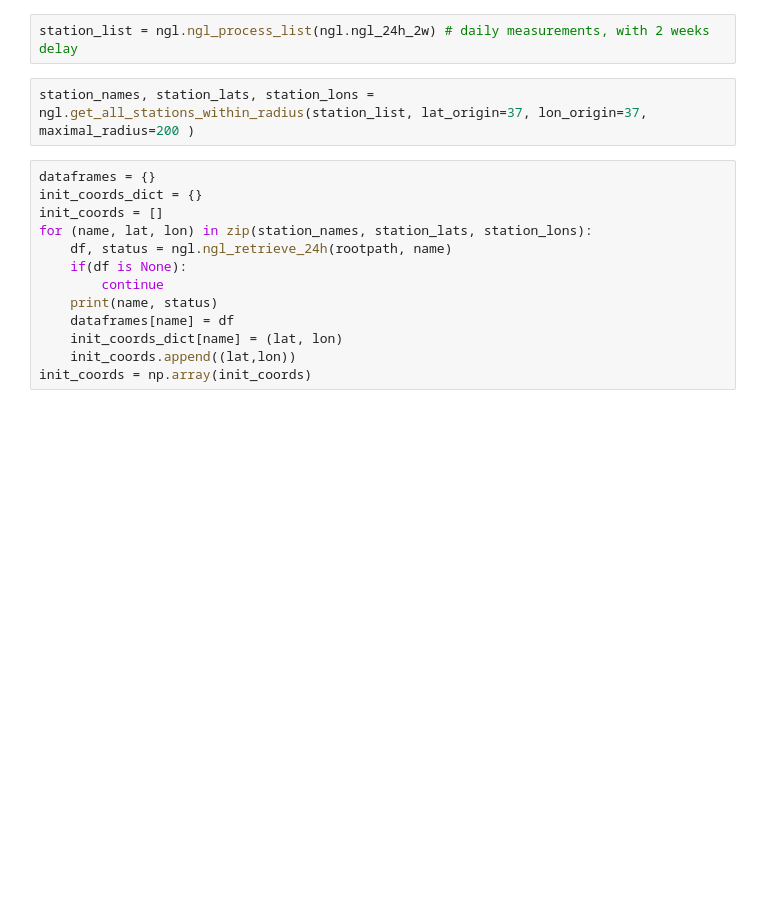
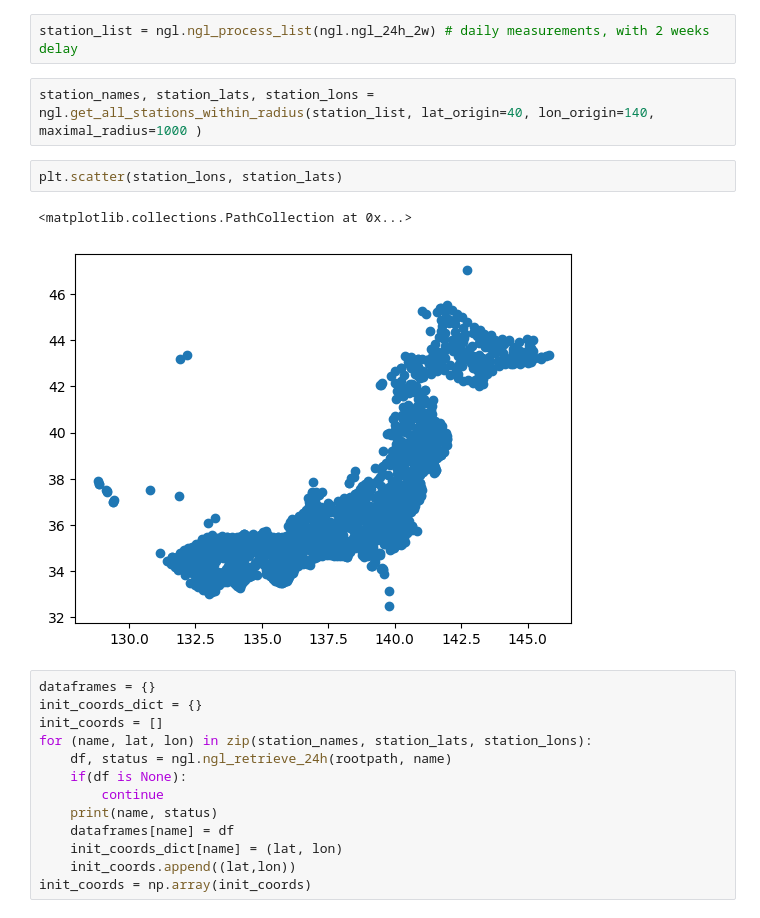
Before and after one commit to vicioms/quake_utils, a Jupyter notebook: ngl_test.ipynb, the cells around one changed output. Cells and saved outputs as stored; diff of their text form; blank space fills up the shorter version.

```diff
--- a/ngl_test.ipynb
+++ b/ngl_test.ipynb
@@ -9,7 +9,12 @@ rootpath = "csv_24/"
 # %%
 station_list = ngl.ngl_process_list(ngl.ngl_24h_2w) # daily measurements, with 2 weeks delay
 # %%
-station_names, station_lats, station_lons = ngl.get_all_stations_within_radius(station_list, lat_origin=37, lon_origin=37, maximal_radius=200 )
+station_names, station_lats, station_lons = ngl.get_all_stations_within_radius(station_list, lat_origin=40, lon_origin=140, maximal_radius=1000 )
+# %%
+plt.scatter(station_lons, station_lats)
+# %% [output]
+<matplotlib.collections.PathCollection at 0x...>
+[figure, added]
 # %%
 dataframes = {}
 init_coords_dict = {}
```
Also changed, not shown: 3 other files.
